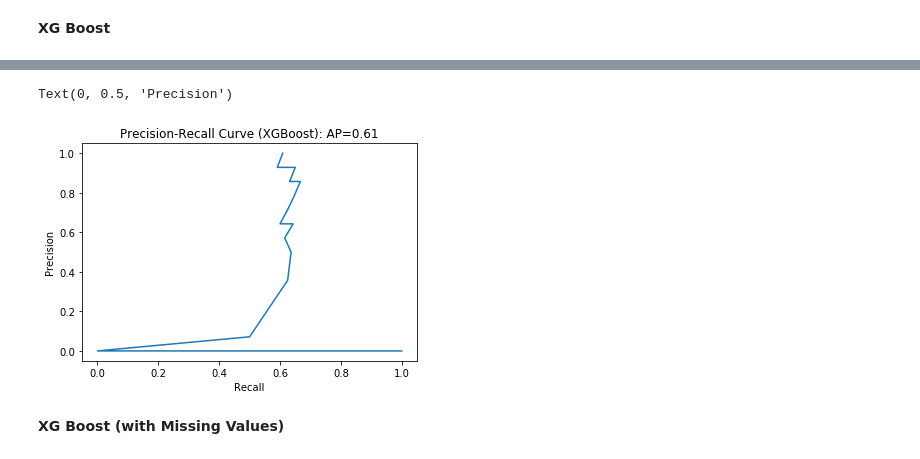
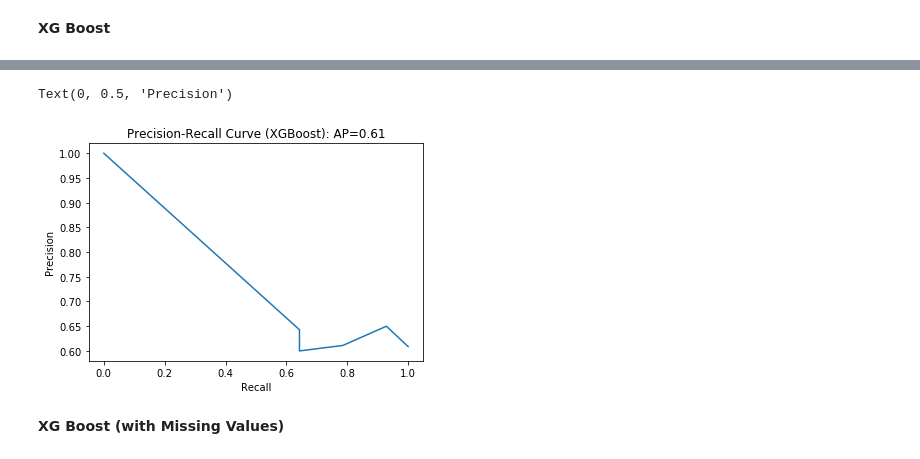
Before and after one commit to s-weisenberg/Data-Science-Projects, a Jupyter notebook: Capstone_Project_1/Capstone1_Machine_Learning.ipynb, the cells around one changed output, grey strips where cells are left out. Cells and saved outputs as stored; diff of their text form; code cells hidden in the pictures.

```diff
--- a/Capstone_Project_1/Capstone1_Machine_Learning.ipynb
+++ b/Capstone_Project_1/Capstone1_Machine_Learning.ipynb
@@ -448,14 +430,14 @@ weighted avg       0.97      0.96      0.97       215
 # %%
 precision, recall, thresholds = precision_recall_curve(y_test, y_proba[:,1])
 
-plt.plot(precision, recall)
+plt.plot(recall, precision)
 plt.title('Precision-Recall Curve (XGBoost): '
                    'AP={0:0.2f}'.format(average_precision))
 plt.xlabel('Recall')
 plt.ylabel('Precision')
 # %% [output]
 Text(0, 0.5, 'Precision')
-[figure, old version]
+[figure, new version]
 # %% [markdown]
 __XG Boost (with Missing Values)__
 # %%
```
Also changed, not shown: parts of 29 cells of this notebook.
